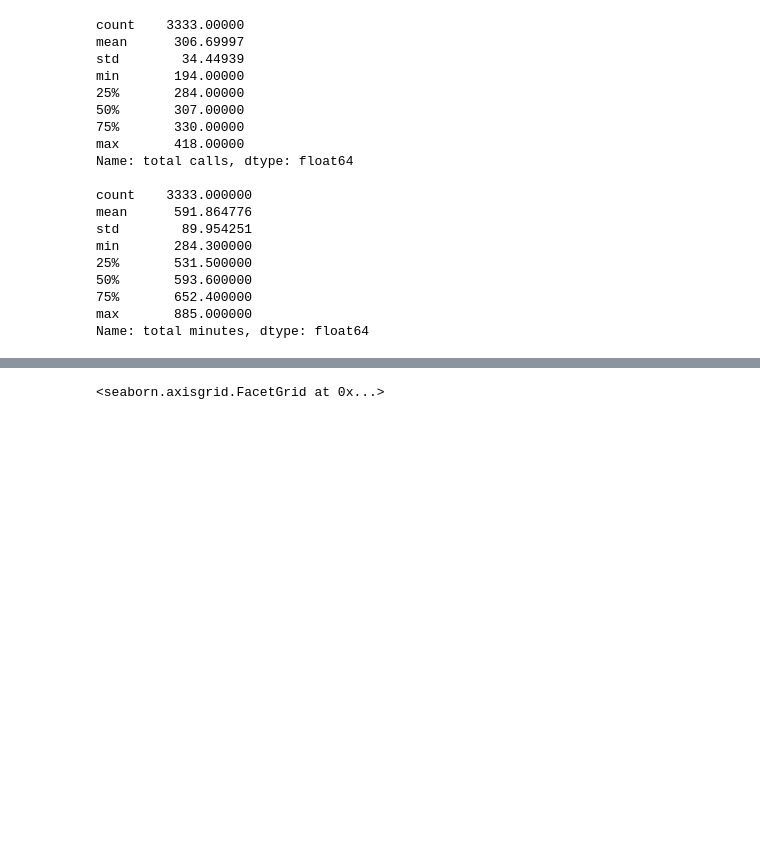
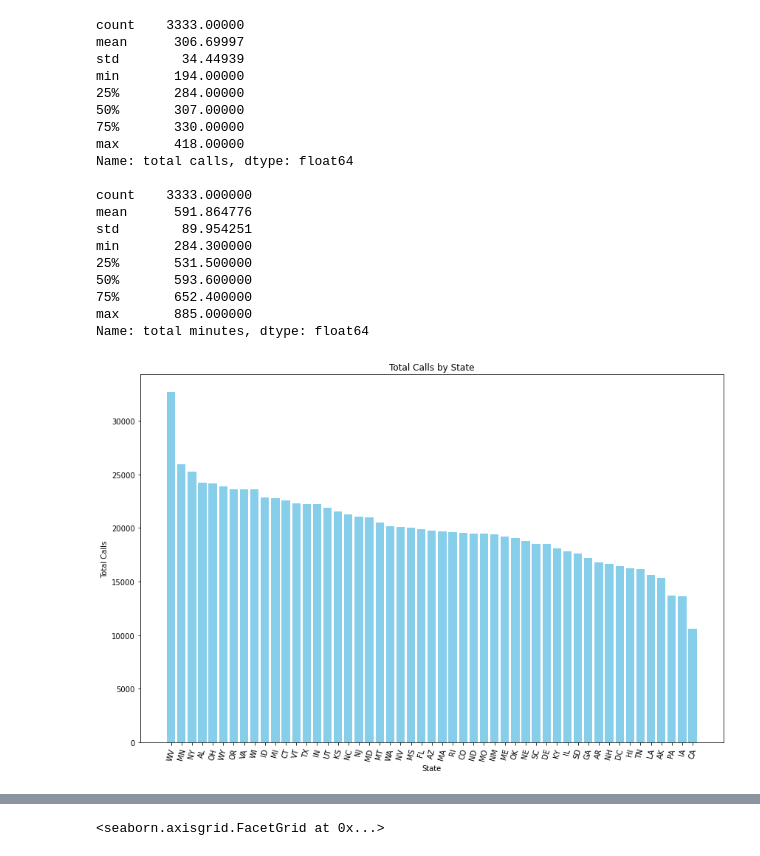
Before and after one commit to CessNgunjiri/dsc-phase-3-project, a Jupyter notebook: student.ipynb, the cells around one changed output, grey strips where cells are left out. Saved outputs shown, nothing was run; the diff lists cells and outputs as text; code cells hidden in the pictures; blank space fills up the shorter version.

```diff
--- a/student.ipynb
+++ b/student.ipynb
@@ -233,3 +233,25 @@ min       284.300000
 75%       652.400000
 max       885.000000
 Name: total minutes, dtype: float64
+# %%
+import pandas as pd
+import matplotlib.pyplot as plt
+
+# Assuming 'data' is your DataFrame and the code you provided has been executed
+
+# Grouping and sorting data as per your code
+calls_by_state = data.groupby('state')['total calls'].sum().sort_values(ascending=False)
+
+# Plotting the bar graph
+plt.figure(figsize=(12, 8))  # Set figure size (optional)
+plt.bar(calls_by_state.index, calls_by_state.values, color='skyblue')
+plt.xlabel('State')  # Label for x-axis
+plt.ylabel('Total Calls')  # Label for y-axis
+plt.title('Total Calls by State')  # Title of the graph
+plt.xticks(rotation=75)  # Rotate x-axis labels for better readability
+plt.tight_layout()  # Adjust layout to fit labels
+
+# Display the plot
+plt.show()
+# %% [output]
+[figure, added]
```
Also changed, not shown: parts of 4 cells of this notebook, 1 other file.
